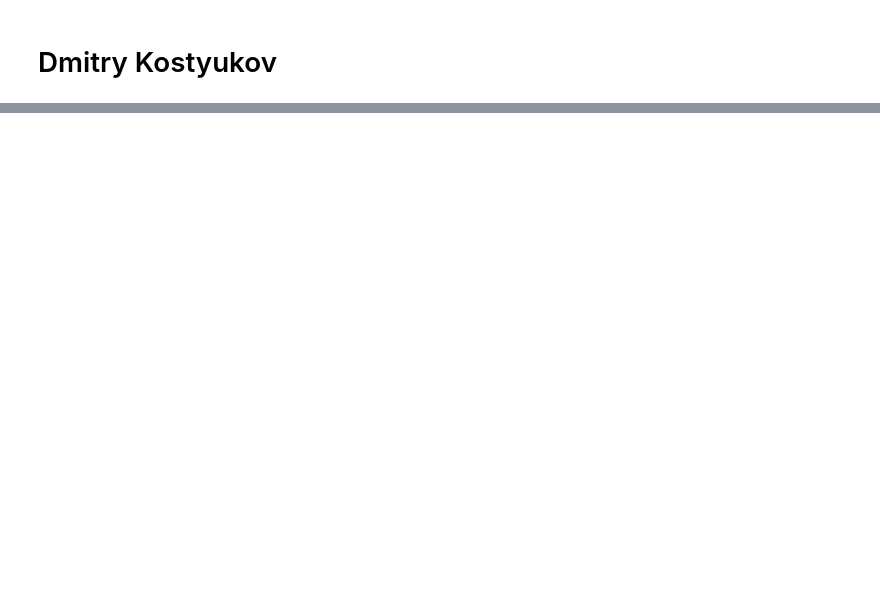
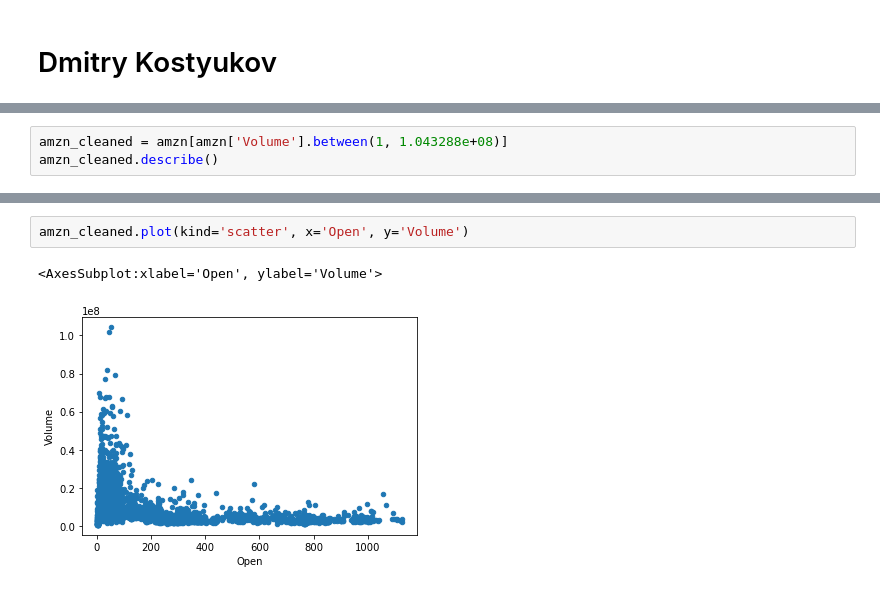
Before and after one commit to ubco-W2021T1-data301/project-group21-project, a Jupyter notebook: notebooks/analysis2.ipynb, the cells around one changed output, grey strips where cells are left out. Saved outputs shown, nothing was run; the diff lists cells and outputs as text; blank space fills up the shorter version.

```diff
--- a/notebooks/analysis2.ipynb
+++ b/notebooks/analysis2.ipynb
@@ -24,0 +89,3 @@ data
+# %%
+amzn_cleaned = amzn[amzn['Volume'].between(1, 1.043288e+08)]
+amzn_cleaned.describe()
@@ -24,0 +114,5 @@ data
+# %%
+amzn_cleaned.plot(kind='scatter', x='Open', y='Volume')
+# %% [output]
+<AxesSubplot:xlabel='Open', ylabel='Volume'>
+[figure, added]
```
Also changed, not shown: parts of 23 cells of this notebook.
